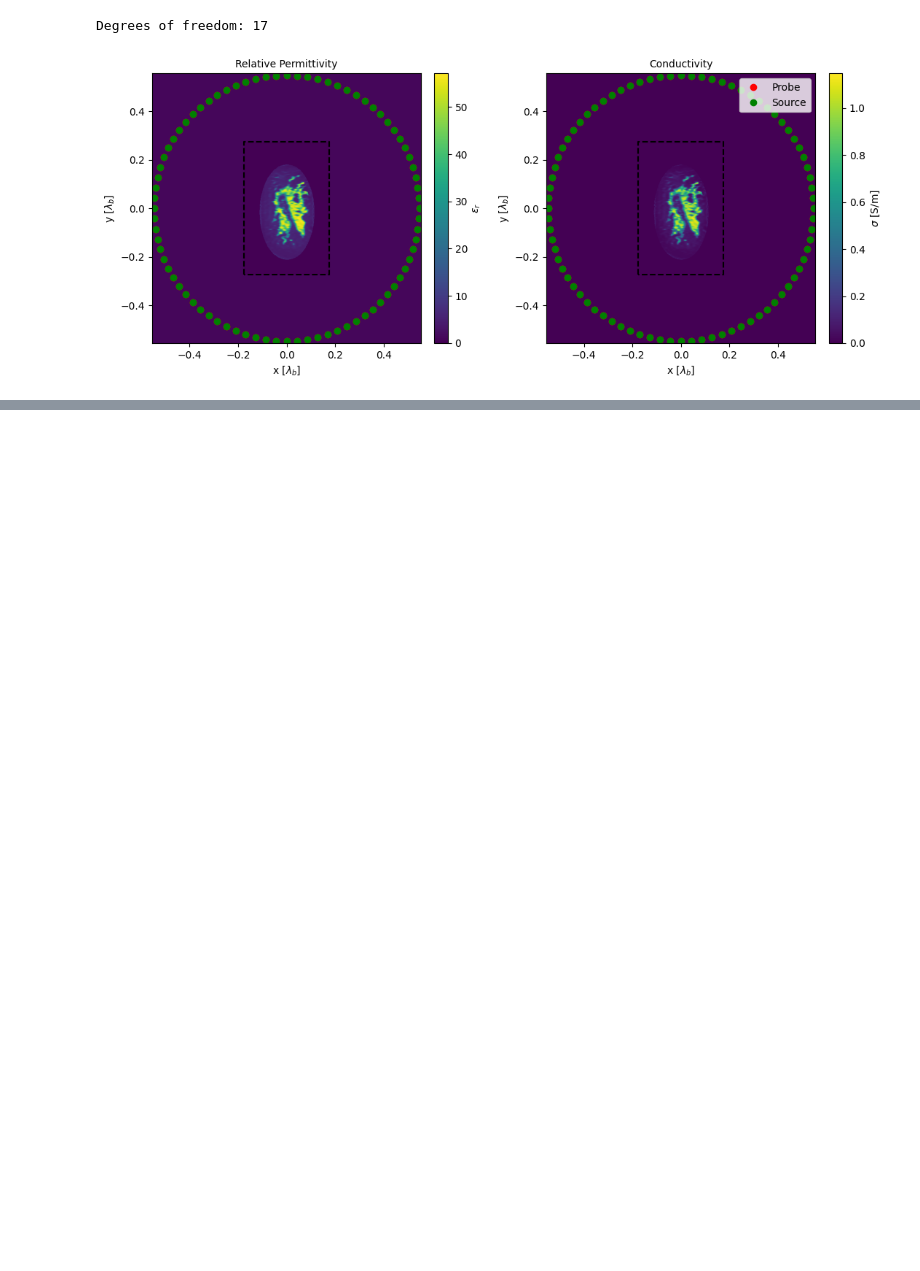
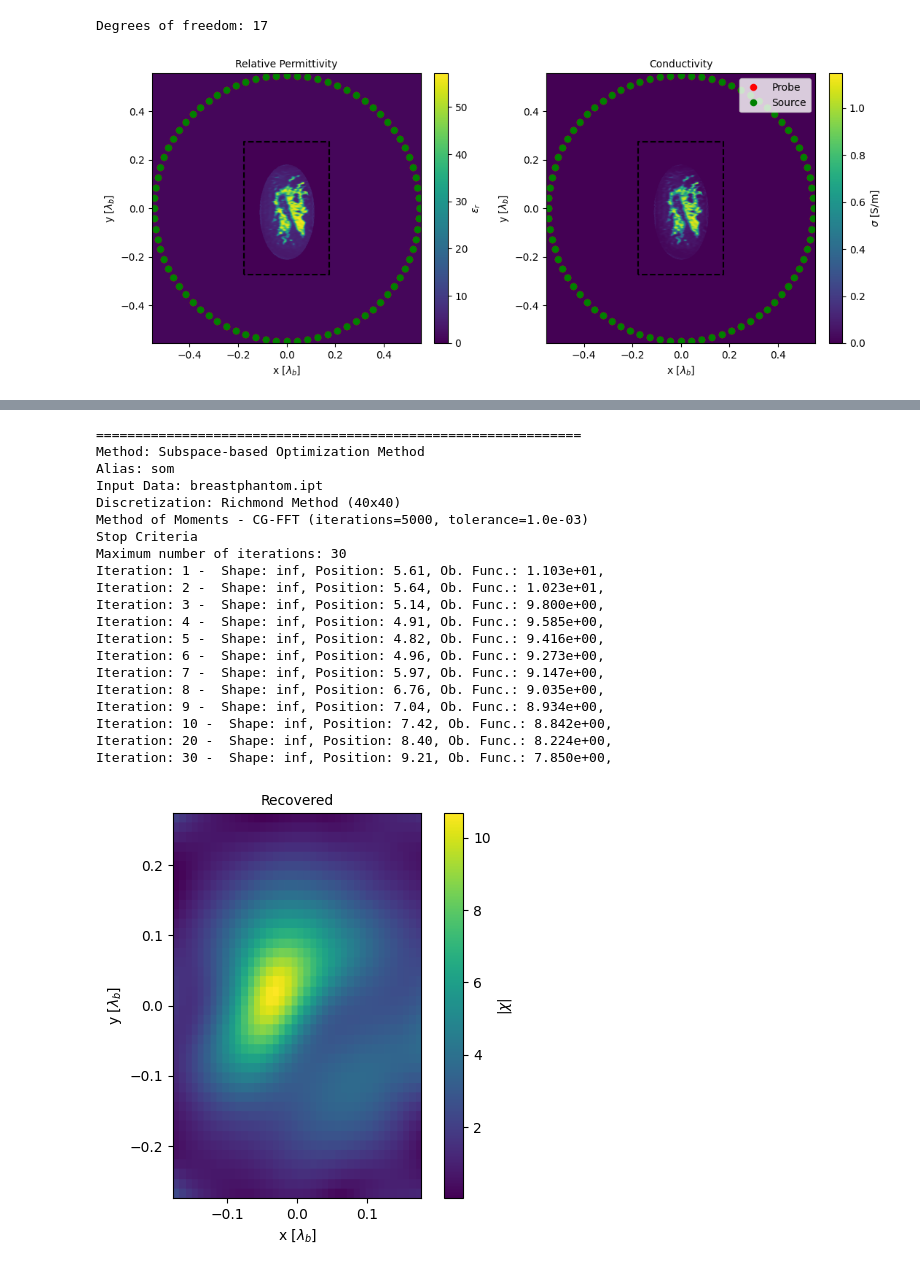
Before and after one commit to andre-batista/PISPAEIS, a Jupyter notebook: experiments/breast/test.ipynb, the cells around one changed output, grey strips where cells are left out. Cells and saved outputs as stored; diff of their text form; code cells hidden in the pictures; blank space fills up the shorter version.

Commit message:
Generating data for breast phantom experiment

```diff
--- a/experiments/breast/test.ipynb
+++ b/experiments/breast/test.ipynb
@@ -86,0 +110,9 @@ _ = forward.solve(test)
+# %%
+import inputdata as ipt
+import richmond as ric
+resolution = (40, 40)
+test = ipt.InputData(import_filename=instance_name + '.ipt',
+                     import_filepath='../../data/breast/')
+discretization = ric.Richmond(configuration=test.configuration,
+                              elements=resolution)
+print(test)
@@ -86,0 +131,33 @@ _ = forward.solve(test)
+# %%
+import som
+import stopcriteria as stp
+
+method = som.SubspaceBasedOptimizationMethod(
+    stp.StopCriteria(max_iterations=30), cutoff_index=15
+)
+
+result = method.solve(test, discretization)
+
+result.plot_map(show=True)
+# %% [output]
+==============================================================
+Method: Subspace-based Optimization Method
+Alias: som
+Input Data: breastphantom.ipt
+Discretization: Richmond Method (40x40)
+Method of Moments - CG-FFT (iterations=5000, tolerance=1.0e-03)
+Stop Criteria
+Maximum number of iterations: 30
+Iteration: 1 -  Shape: inf, Position: 5.61, Ob. Func.: 1.103e+01,
+Iteration: 2 -  Shape: inf, Position: 5.64, Ob. Func.: 1.023e+01,
+Iteration: 3 -  Shape: inf, Position: 5.14, Ob. Func.: 9.800e+00,
+Iteration: 4 -  Shape: inf, Position: 4.91, Ob. Func.: 9.585e+00,
+Iteration: 5 -  Shape: inf, Position: 4.82, Ob. Func.: 9.416e+00,
+Iteration: 6 -  Shape: inf, Position: 4.96, Ob. Func.: 9.273e+00,
+Iteration: 7 -  Shape: inf, Position: 5.97, Ob. Func.: 9.147e+00,
+Iteration: 8 -  Shape: inf, Position: 6.76, Ob. Func.: 9.035e+00,
+Iteration: 9 -  Shape: inf, Position: 7.04, Ob. Func.: 8.934e+00,
+Iteration: 10 -  Shape: inf, Position: 7.42, Ob. Func.: 8.842e+00,
+Iteration: 20 -  Shape: inf, Position: 8.40, Ob. Func.: 8.224e+00,
+Iteration: 30 -  Shape: inf, Position: 9.21, Ob. Func.: 7.850e+00,
+[figure, added]
```
Also changed, not shown: parts of 6 cells of this notebook, 2 other files.
